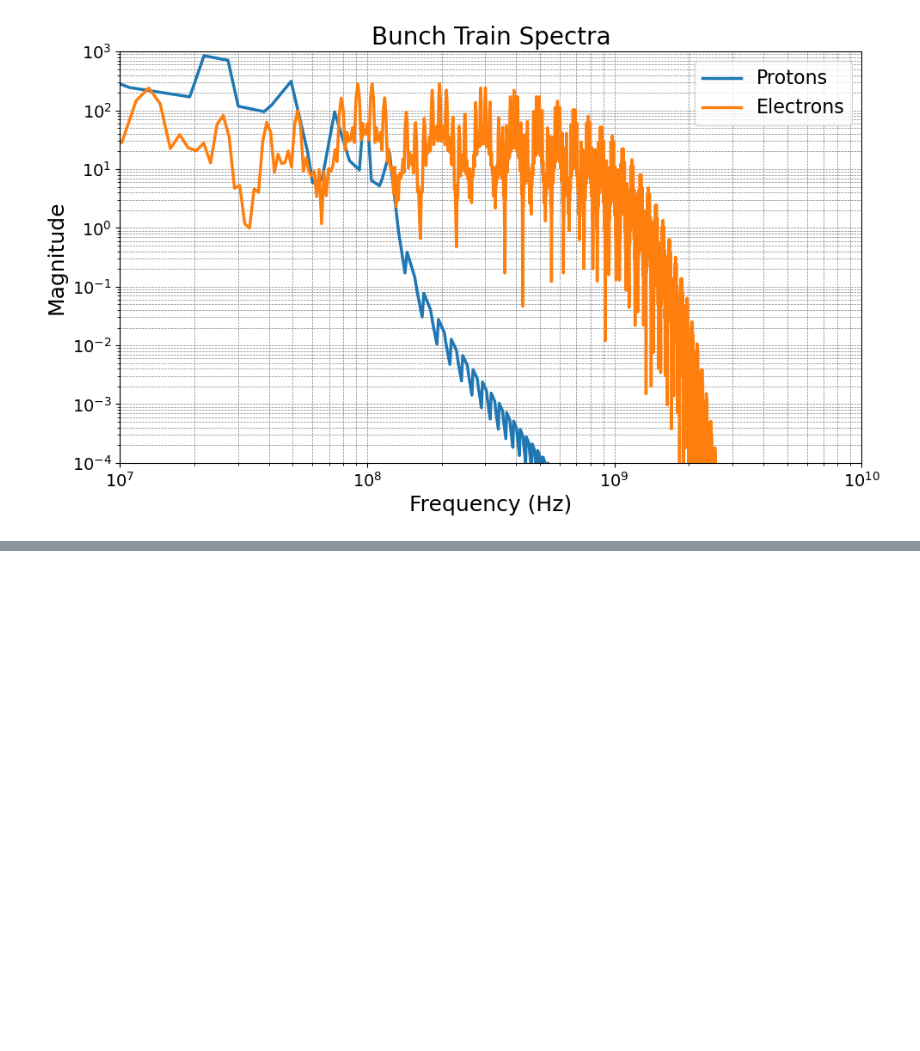
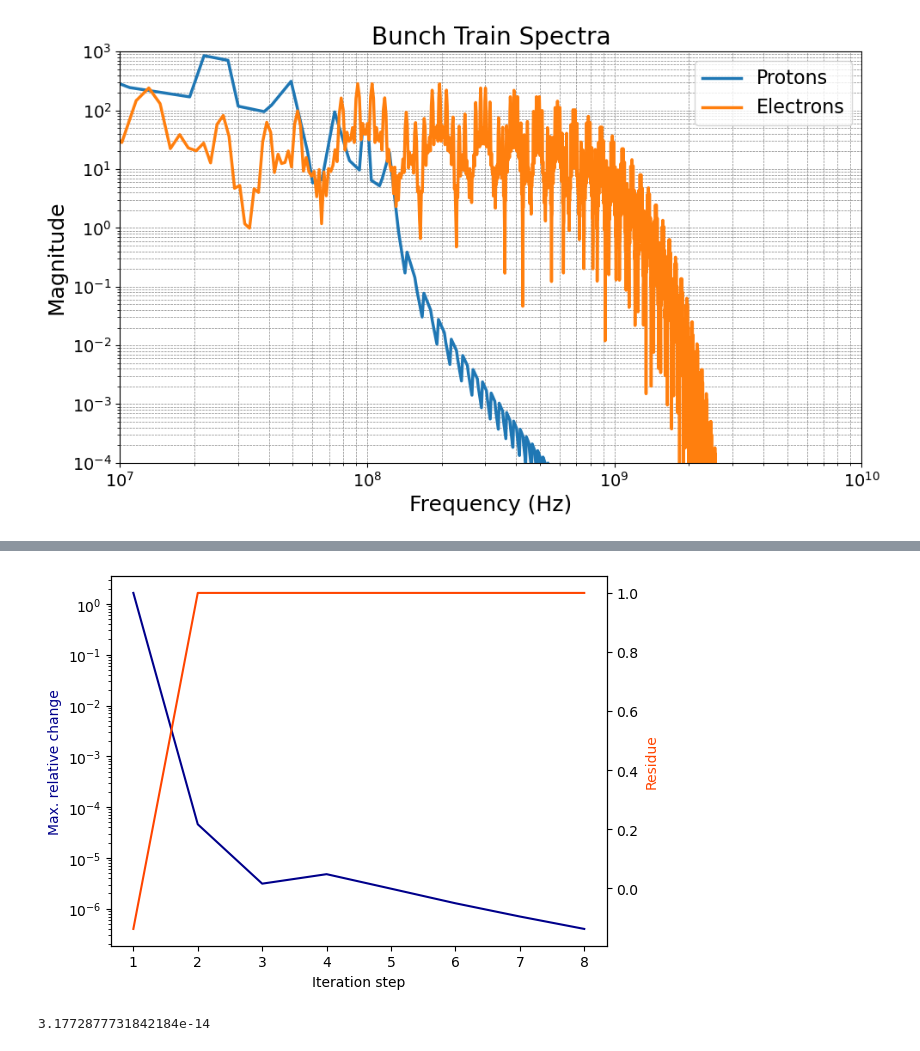
Before and after one commit to whyven/instrSimTools, a Jupyter notebook: instrSimTools/Testing_Notebook.ipynb, the cells around one changed output, grey strips where cells are left out. Saved outputs shown, nothing was run; the diff lists cells and outputs as text; code cells hidden in the pictures; blank space fills up the shorter version.

```diff
--- a/instrSimTools/Testing_Notebook.ipynb
+++ b/instrSimTools/Testing_Notebook.ipynb
@@ -272,0 +358,11 @@ plt.show()
+# %%
+vf = rf.VectorFitting( ntw )
+vf.vector_fit( )
+vf.plot_convergence()
+plt.show()
+# %% [output]
+[figure, added]
+# %%
+vf.get_rms_error()
+# %% [output]
+3.1772877731842184e-14
```
Also changed, not shown: parts of 38 cells of this notebook, 1 other file.
